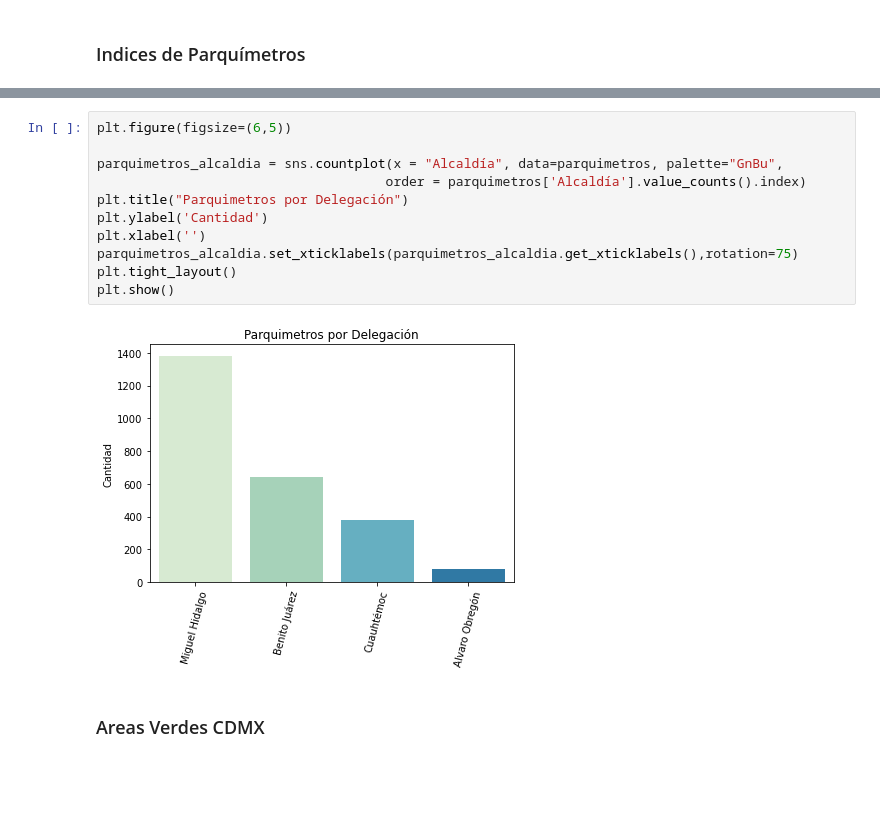
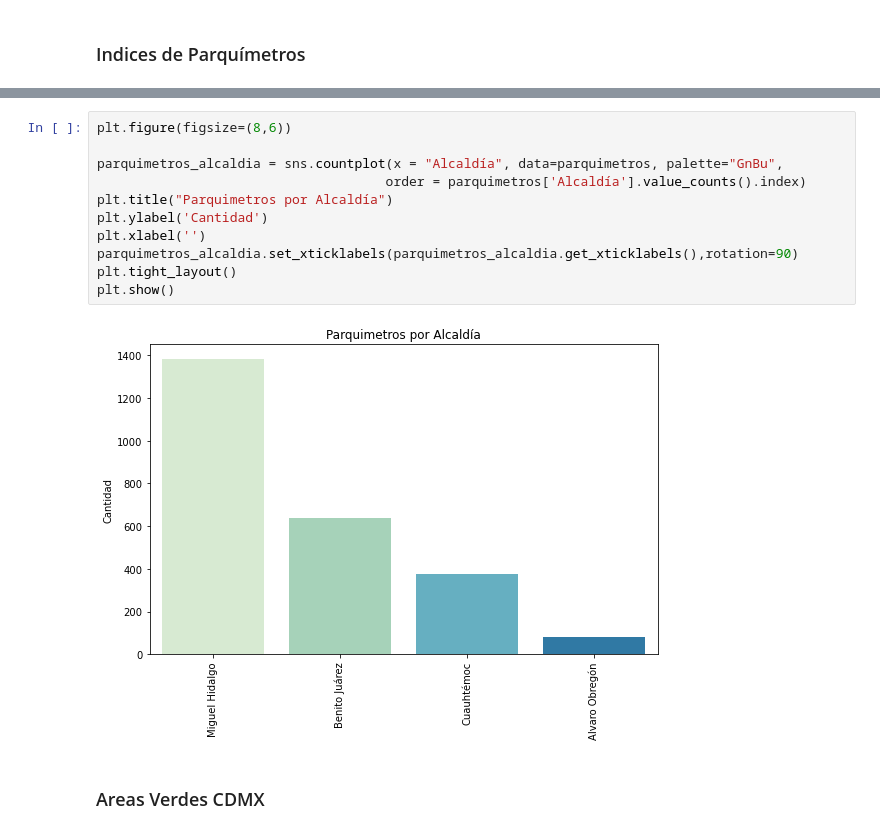
Before and after one commit to JonathanMartignon/Data_CDMX_Un_Aire_No_Tan_Bueno, a Jupyter notebook: Notebook/Aire_CDMX.ipynb, the cells around one changed output, grey strips where cells are left out. Cells and saved outputs as stored; diff of their text form; blank space fills up the shorter version.

```diff
--- a/Notebook/Aire_CDMX.ipynb
+++ b/Notebook/Aire_CDMX.ipynb
@@ -250,16 +506,16 @@ parquimetros.head()
 # %%
-plt.figure(figsize=(6,5))
+plt.figure(figsize=(8,6))
 
 parquimetros_alcaldia = sns.countplot(x = "Alcaldía", data=parquimetros, palette="GnBu",
                                      order = parquimetros['Alcaldía'].value_counts().index)
-plt.title("Parquimetros por Delegación")
+plt.title("Parquimetros por Alcaldía")
 plt.ylabel('Cantidad')
 plt.xlabel('')
-parquimetros_alcaldia.set_xticklabels(parquimetros_alcaldia.get_xticklabels(),rotation=75)
+parquimetros_alcaldia.set_xticklabels(parquimetros_alcaldia.get_xticklabels(),rotation=90)
 plt.tight_layout()
 plt.show()
 # %% [output]
-[figure, old version]
+[figure, new version]
 # %% [markdown]
 ### Areas Verdes CDMX
 # %%
```
Also changed, not shown: parts of 28 cells of this notebook.
